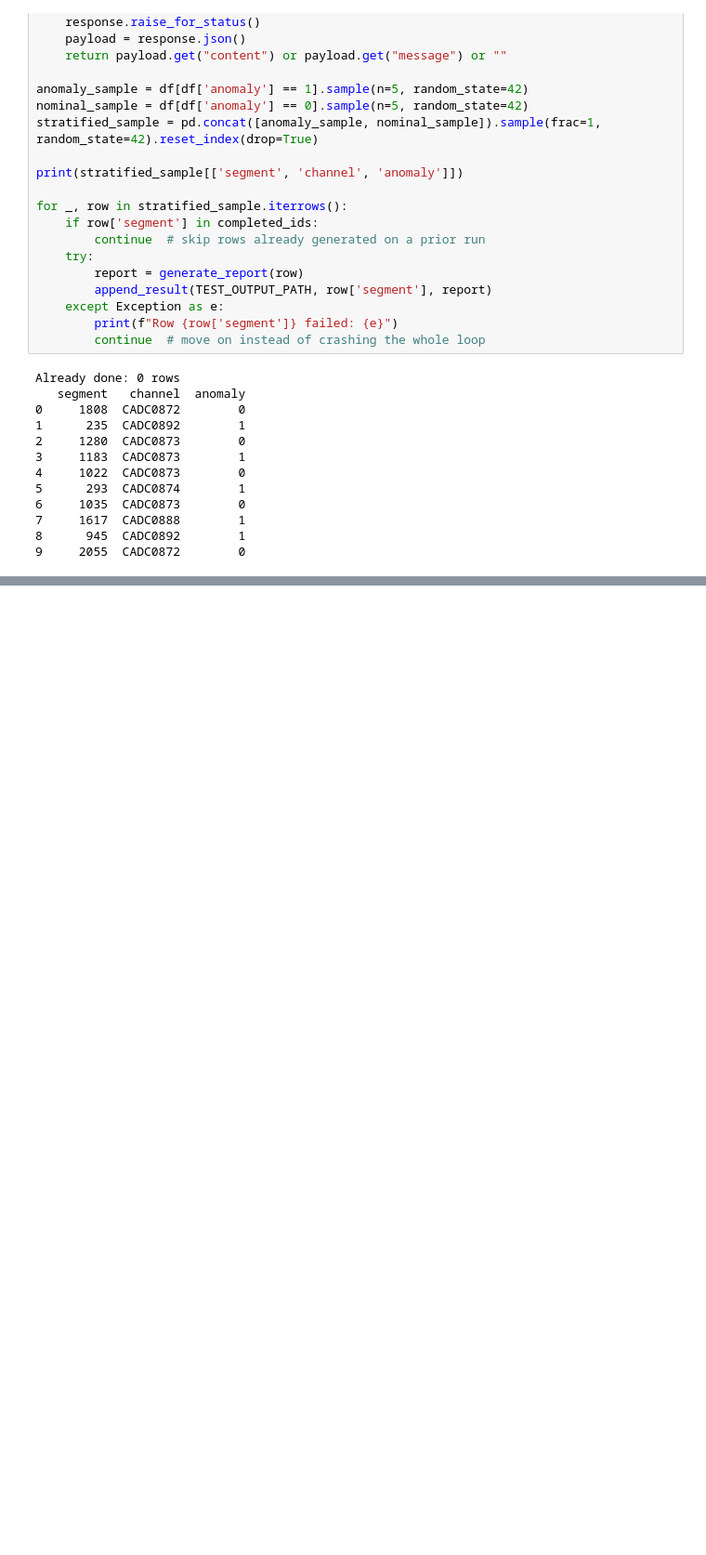
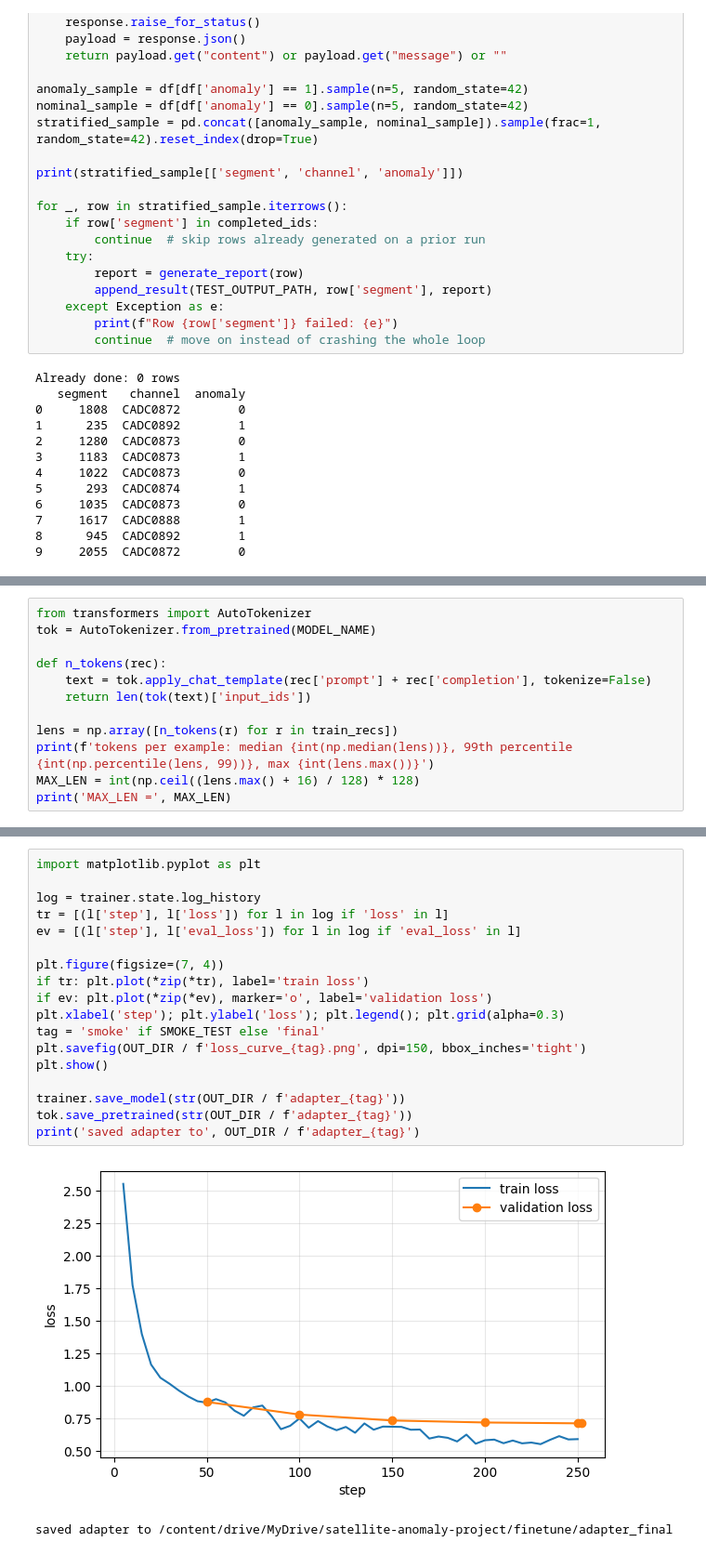
Before and after one commit to Tegh25/Satellite-Anomaly-Detector, a Jupyter notebook: model/anomaly_detection_finetune.ipynb, the cells around one changed output, grey strips where cells are left out. Shown at 93% size. Saved outputs shown, nothing was run; the diff lists cells and outputs as text; blank space fills up the shorter version.

```diff
--- a/model/anomaly_detection_finetune.ipynb
+++ b/model/anomaly_detection_finetune.ipynb
@@ -323,0 +523,12 @@ Already done: 0 rows
+# %%
+from transformers import AutoTokenizer
+tok = AutoTokenizer.from_pretrained(MODEL_NAME)
+
+def n_tokens(rec):
+    text = tok.apply_chat_template(rec['prompt'] + rec['completion'], tokenize=False)
+    return len(tok(text)['input_ids'])
+
+lens = np.array([n_tokens(r) for r in train_recs])
+print(f'tokens per example: median {int(np.median(lens))}, 99th percentile {int(np.percentile(lens, 99))}, max {int(lens.max())}')
+MAX_LEN = int(np.ceil((lens.max() + 16) / 128) * 128)
+print('MAX_LEN =', MAX_LEN)
@@ -323,0 +669,21 @@ Already done: 0 rows
+# %%
+import matplotlib.pyplot as plt
+
+log = trainer.state.log_history
+tr = [(l['step'], l['loss']) for l in log if 'loss' in l]
+ev = [(l['step'], l['eval_loss']) for l in log if 'eval_loss' in l]
+
+plt.figure(figsize=(7, 4))
+if tr: plt.plot(*zip(*tr), label='train loss')
+if ev: plt.plot(*zip(*ev), marker='o', label='validation loss')
+plt.xlabel('step'); plt.ylabel('loss'); plt.legend(); plt.grid(alpha=0.3)
+tag = 'smoke' if SMOKE_TEST else 'final'
+plt.savefig(OUT_DIR / f'loss_curve_{tag}.png', dpi=150, bbox_inches='tight')
+plt.show()
+
+trainer.save_model(str(OUT_DIR / f'adapter_{tag}'))
+tok.save_pretrained(str(OUT_DIR / f'adapter_{tag}'))
+print('saved adapter to', OUT_DIR / f'adapter_{tag}')
+# %% [output]
+[figure, added]
+saved adapter to /content/drive/MyDrive/satellite-anomaly-project/finetune/adapter_final
```
Also changed, not shown: parts of 14 cells of this notebook.
